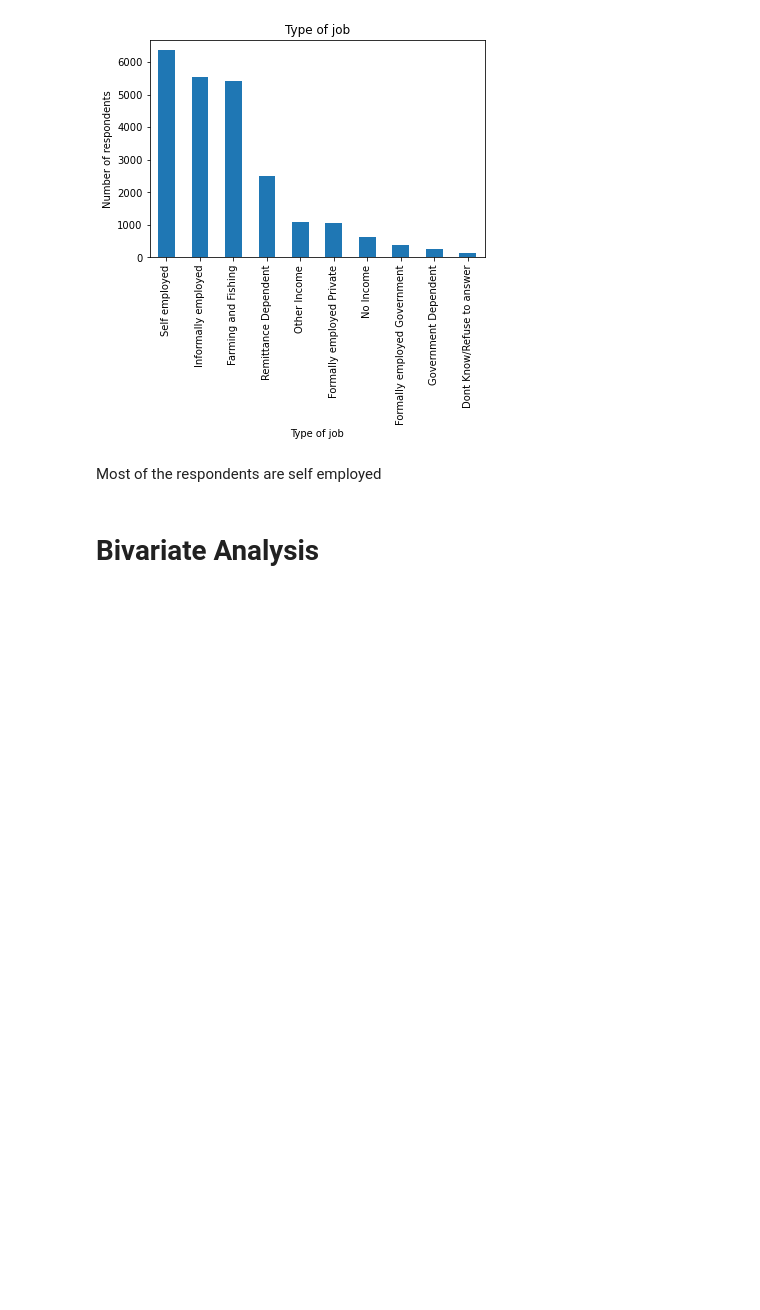
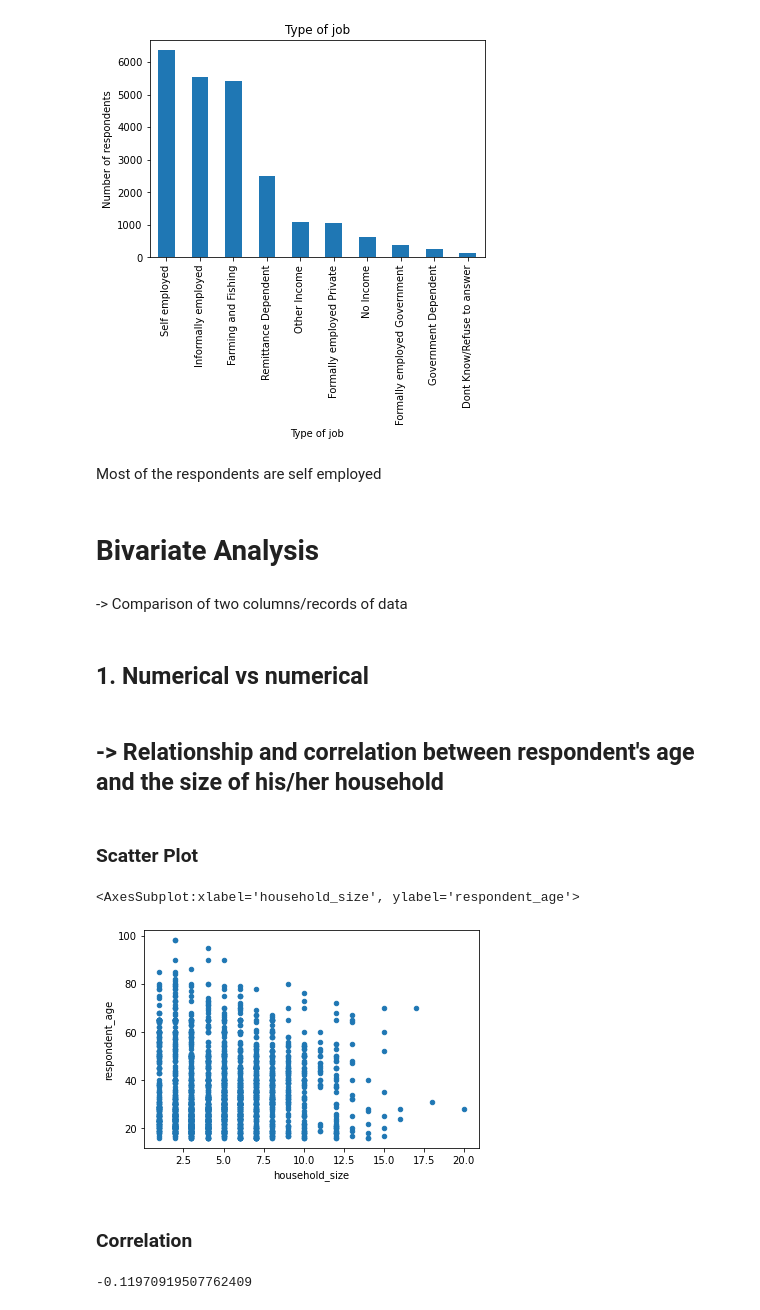
Before and after one commit to mbururyan/financial-inclusion-KE, a Jupyter notebook: financial_inclusion_WK2_IP.ipynb, the cells around one changed output. Drawn from its saved outputs; the diff is of its cells as text; code cells hidden in the pictures; blank space fills up the shorter version.

```diff
--- a/financial_inclusion_WK2_IP.ipynb
+++ b/financial_inclusion_WK2_IP.ipynb
@@ -640,0 +639,23 @@ Most of the respondents are self employed
+# %% [markdown]
+-> Comparison of two columns/records of data
+# %% [markdown]
+## 1. Numerical vs numerical
+# %% [markdown]
+## -> Relationship and correlation between respondent's age and the size of his/her household
+# %% [markdown]
+### Scatter Plot
+# %%
+# scatter plot
+
+# using uganda as it has the least number of records
+bank_uganda.plot.scatter(x='household_size', y='respondent_age')
+# %% [output]
+<AxesSubplot:xlabel='household_size', ylabel='respondent_age'>
+[figure, added]
+# %% [markdown]
+### Correlation
+# %%
+# Correlation of the respondent's age and the size of household he/she lives in
+bank['respondent_age'].corr(bank['household_size'])
+# %% [output]
+-0.11970919507762409
```
Also changed, not shown: parts of 36 cells of this notebook.
